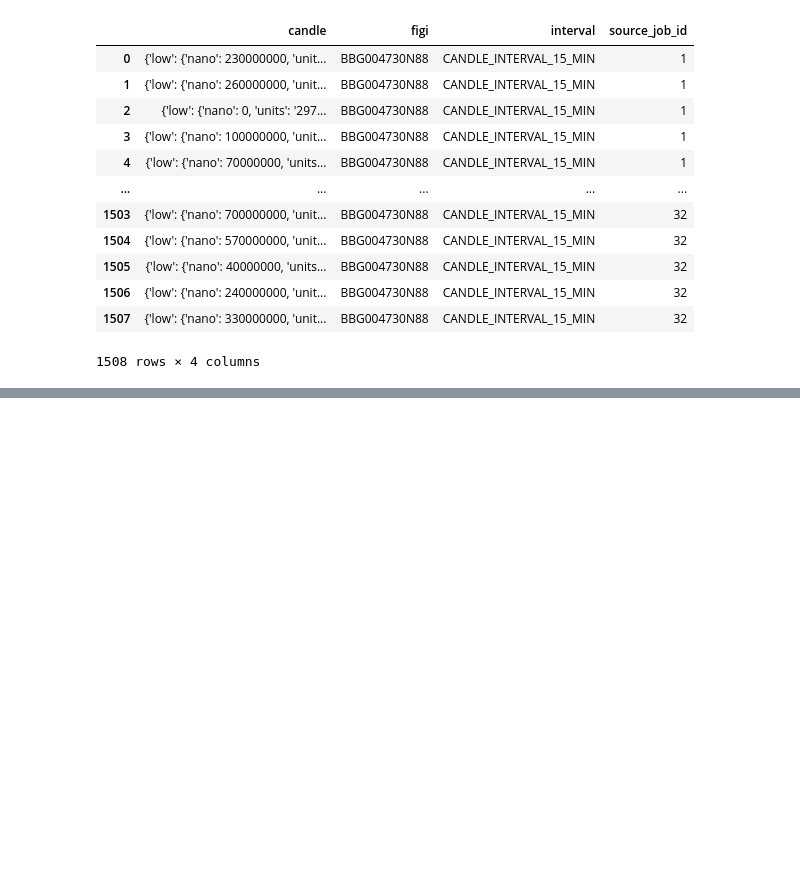
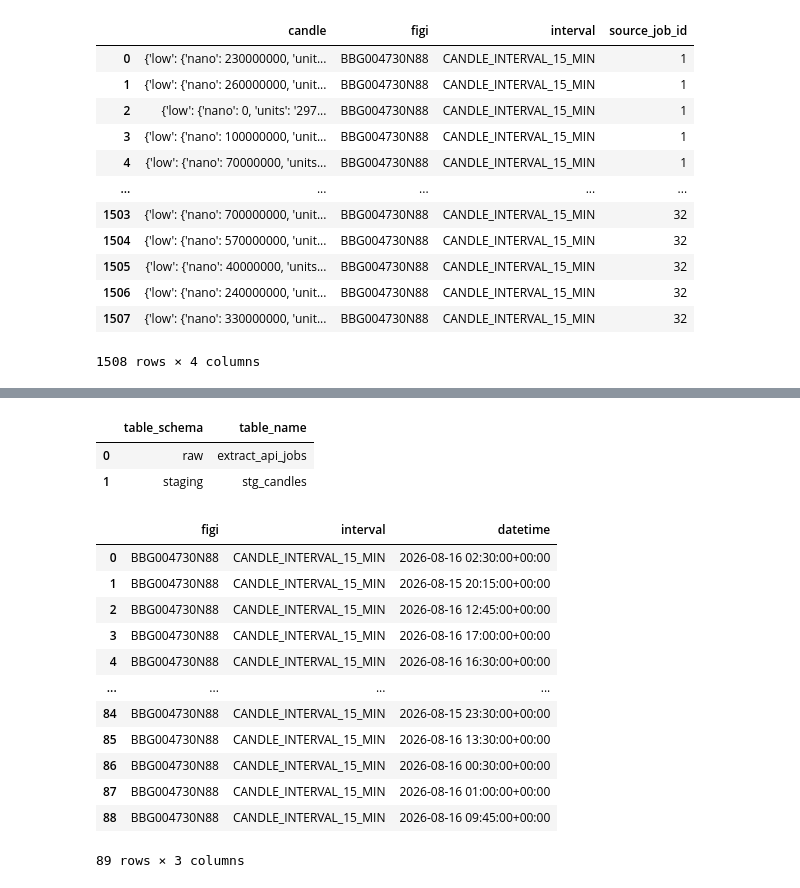
Before and after one commit to kamilkarim0v/datalearnhome, a Jupyter notebook: dev/staging_candles_dbt_etl_test.ipynb, the cells around one changed output, grey strips where cells are left out. Saved outputs shown, nothing was run; the diff lists cells and outputs as text; code cells hidden in the pictures; blank space fills up the shorter version.

```diff
--- a/dev/staging_candles_dbt_etl_test.ipynb
+++ b/dev/staging_candles_dbt_etl_test.ipynb
@@ -140,3 +139,41 @@ df
 | 15 | 29 | MarketDataService/GetCandles | {'to': '2026-07-11T15:06:15.55932... | {'candles': [{'low': {'nano': 100... | 200 | 2026-07-11 15:06:41.607638+00:00 |
 | 16 | 30 | MarketDataService/GetCandles | {'to': '2026-07-11T15:06:33.23866... | {'candles': [{'low': {'nano': 100... | 200 | 2026-07-11 15:06:44.038293+00:00 |
 | 17 | 32 | MarketDataService/GetCandles | {'to': '2026-07-12T15:02:58.86007... | {'candles': [{'low': {'nano': 180... | 200 | 2026-07-12 15:03:13.191225+00:00 |
+# %%
+sql = '''
+    SELECT table_schema, table_name
+    FROM information_schema.tables
+    WHERE table_schema NOT IN ('information_schema', 'pg_catalog')
+    ORDER BY table_schema, table_name
+'''
+
+df = pd.read_sql(sql, conn)
+df
+# %% [output]
+|  | table_schema | table_name |
+| 0 | raw | extract_api_jobs |
+| 1 | staging | stg_candles |
+# %%
+sql = '''
+    SELECT figi, interval, datetime
+    FROM staging.stg_candles
+    GROUP BY 1,2,3
+    HAVING COUNT(*) > 1
+'''
+
+df = pd.read_sql(sql, conn)
+df
+# %% [output]
+|  | figi | interval | datetime |
+| 0 | BBG004730N88 | CANDLE_INTERVAL_15_MIN | 2026-08-16 02:30:00+00:00 |
+| 1 | BBG004730N88 | CANDLE_INTERVAL_15_MIN | 2026-08-15 20:15:00+00:00 |
+| 2 | BBG004730N88 | CANDLE_INTERVAL_15_MIN | 2026-08-16 12:45:00+00:00 |
+| 3 | BBG004730N88 | CANDLE_INTERVAL_15_MIN | 2026-08-16 17:00:00+00:00 |
+| 4 | BBG004730N88 | CANDLE_INTERVAL_15_MIN | 2026-08-16 16:30:00+00:00 |
+| ... | ... | ... | ... |
+| 84 | BBG004730N88 | CANDLE_INTERVAL_15_MIN | 2026-08-15 23:30:00+00:00 |
+| 85 | BBG004730N88 | CANDLE_INTERVAL_15_MIN | 2026-08-16 13:30:00+00:00 |
+| 86 | BBG004730N88 | CANDLE_INTERVAL_15_MIN | 2026-08-16 00:30:00+00:00 |
+| 87 | BBG004730N88 | CANDLE_INTERVAL_15_MIN | 2026-08-16 01:00:00+00:00 |
+| 88 | BBG004730N88 | CANDLE_INTERVAL_15_MIN | 2026-08-16 09:45:00+00:00 |
+89 rows × 3 columns
```
Also changed, not shown: parts of 2 cells of this notebook, 1 other file.
